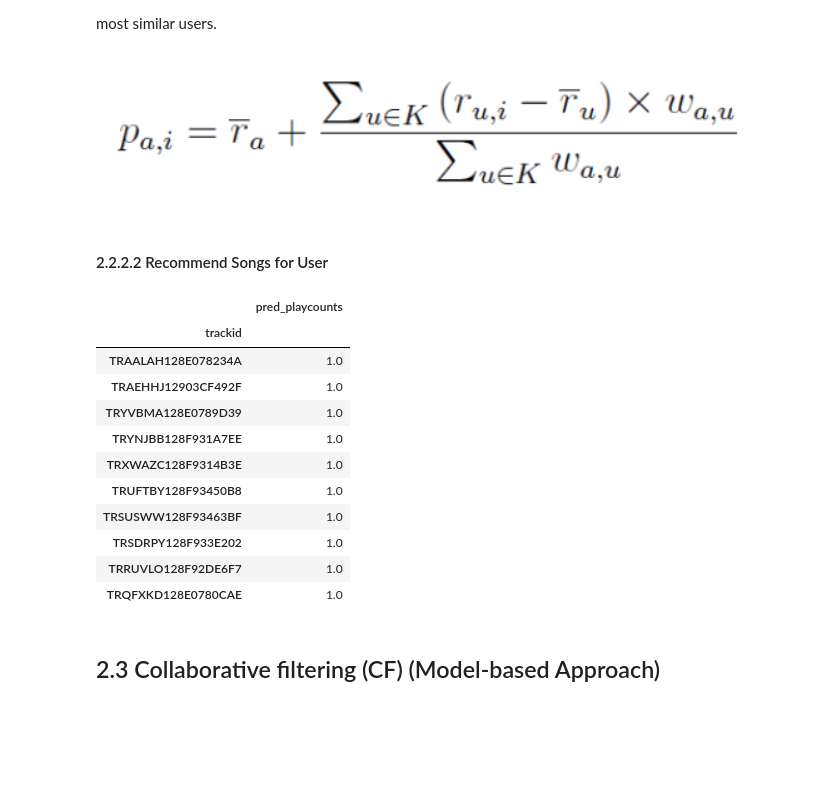
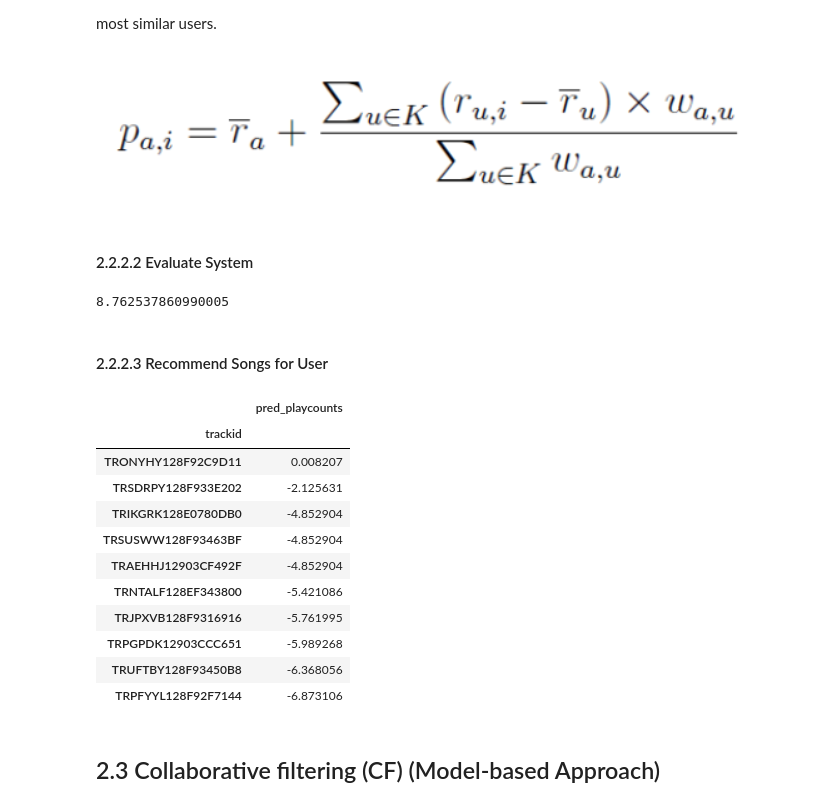
Before and after one commit to xiaolancara/Recommender-System, a Jupyter notebook: MusicRecSys_FinalProject/RecSys_FinalProject (1).ipynb, the cells around one changed output. Cells and saved outputs as stored; diff of their text form; code cells hidden in the pictures; blank space fills up the shorter version.

```diff
--- a/MusicRecSys_FinalProject/RecSys_FinalProject (1).ipynb
+++ b/MusicRecSys_FinalProject/RecSys_FinalProject (1).ipynb
@@ -744,39 +762,65 @@ def score_item(neighbor_rating, similar_users_score,myRatings ):
     data = (np.dot(similar_users_score.values.reshape(1,-1), (neighbor_rating.fillna(0).T-mean_neighbor_rating)) + aumr)/sum(similar_users_score)
     columns = neighbor_rating.T.columns
     return pd.DataFrame(data = data , columns = columns)
+# %% [markdown]
+#### 2.2.2.2 Evaluate System
+# %%
+def evaluate():
+    df_predict = pd.DataFrame()
+    for user_id in tqdm(userRatings.columns):
+        myRatings = userRatings.loc[:,user_id].dropna()
+        similar_candidates = pd.DataFrame()
+        similar_users_score = corrMatrix[user_id].sort_values(ascending=False)[:10]
+        similar_users = similar_users_score.index
+        neighbor_rating = userRatings[similar_users]
+        similar_candidates = score_item(neighbor_rating, similar_users_score, myRatings).T
+        similar_candidates.iloc[:,0],_ = score_to_counts(similar_candidates.iloc[:,0], user_id)
+        similar_candidates = similar_candidates[similar_candidates.index.isin(myRatings.index)]
+        similar_candidates.columns = ['pred_playcounts']
+        actual_playCounts = df_user[df_user['userid'] == user_id]
+        predict = similar_candidates.reset_index().merge(actual_playCounts, on='trackid')[['trackid','pred_playcounts','playcounts']]
+        df_predict = df_predict.append(predict)
+        # evaluate rms
+        cf_userbased_rms = mean_squared_error(df_predict['playcounts'], df_predict['pred_playcounts'], squared=False)
+    return cf_userbased_rms
+cf_userbased_rms = evaluate()
+print(cf_userbased_rms)
+list_evaluation.append(cf_userbased_rms)
+# %% [output]
+8.762537860990005
 # %% [markdown]
-#### 2.2.2.2 Recommend Songs for User
+#### 2.2.2.3 Recommend Songs for User
 # %%
 def recommend_songs(user_id, hm):
     myRatings = userRatings.loc[:,user_id].dropna()
     similar_candidates = pd.DataFrame()
     similar_users_score = corrMatrix[user_id].sort_values(ascending=False)[:10]
     similar_users = similar_users_score.index
     neighbor_rating = userRatings[similar_users]
     similar_candidates = score_item(neighbor_rating, similar_users_score, myRatings).T
     similar_candidates.iloc[:,0],_ = score_to_counts(similar_candidates.iloc[:,0], user_id)
     # substract recommend songs that  have rated
     similar_candidates = similar_candidates[~similar_candidates.index.isin(myRatings.index)]
     similar_candidates.columns = ['pred_playcounts']
     similar_candidates.sort_values(by='pred_playcounts',inplace=True,ascending=False)
     return similar_candidates[:hm]
 
 # recommend songs for user_id
-rec_songs = recommend_songs(user_id='xiaolan',hm=10)
+rec_songs = recommend_songs(user_id='63030d4e314e339a4609607fa7b96370cc94317b',hm=10)
 rec_songs
 # %% [output]
 |  | pred_playcounts |
 | trackid |  |
-| TRAALAH128E078234A | 1.0 |
-| TRAEHHJ12903CF492F | 1.0 |
-| TRYVBMA128E0789D39 | 1.0 |
-| TRYNJBB128F931A7EE | 1.0 |
-| TRXWAZC128F9314B3E | 1.0 |
-| TRUFTBY128F93450B8 | 1.0 |
-| TRSUSWW128F93463BF | 1.0 |
-| TRSDRPY128F933E202 | 1.0 |
-| TRRUVLO128F92DE6F7 | 1.0 |
-| TRQFXKD128E0780CAE | 1.0 |
+| TRONYHY128F92C9D11 | 0.008207 |
+| TRSDRPY128F933E202 | -2.125631 |
+| TRIKGRK128E0780DB0 | -4.852904 |
+| TRSUSWW128F93463BF | -4.852904 |
+| TRAEHHJ12903CF492F | -4.852904 |
+| TRNTALF128EF343800 | -5.421086 |
+| TRJPXVB128F9316916 | -5.761995 |
+| TRPGPDK12903CCC651 | -5.989268 |
+| TRUFTBY128F93450B8 | -6.368056 |
+| TRPFYYL128F92F7144 | -6.873106 |
 # %% [markdown]
 ## 2.3 Collaborative filtering (CF) (Model-based Approach)
 # %% [markdown]
```
Also changed, not shown: parts of 19 cells of this notebook.
